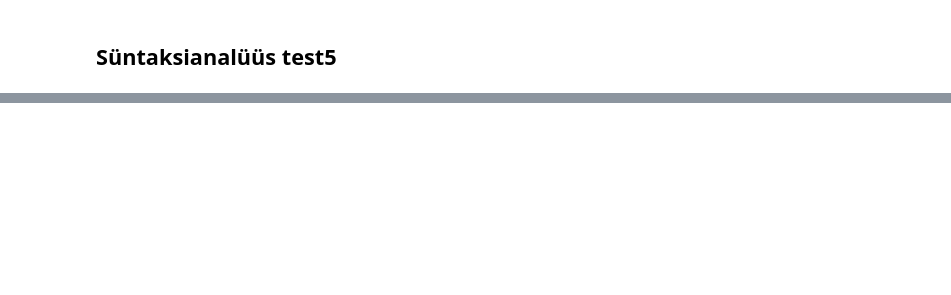
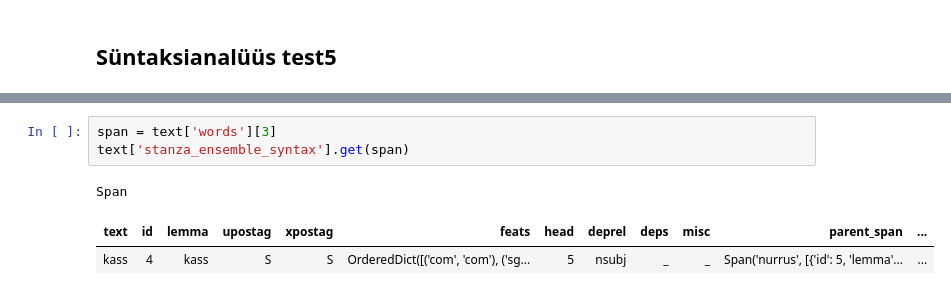
Before and after one commit to estnltk/presentation, a Jupyter notebook: 2023-xxx-media-monitoring/06_Süntaksianalüüs test5.ipynb, the cells around one changed output, grey strips where cells are left out. Saved outputs shown, nothing was run; the diff lists cells and outputs as text; blank space fills up the shorter version.

```diff
--- a/2023-xxx-media-monitoring/06_Süntaksianalüüs test5.ipynb
+++ b/2023-xxx-media-monitoring/06_Süntaksianalüüs test5.ipynb
@@ -12,0 +86,7 @@ ValueError: (!) File downloadable from 'https://object.hpc.ut.ee/ladu.keeleressu
+# %%
+span = text['words'][3]
+text['stanza_ensemble_syntax'].get(span)
+# %% [output]
+Span
+| text | id | lemma | upostag | xpostag | feats | head | deprel | deps | misc | parent_span | ... |
+| kass | 4 | kass | S | S | OrderedDict([('com', 'com'), ('sg... | 5 | nsubj | _ | _ | Span('nurrus', [{'id': 5, 'lemma'... | ... |
```
Also changed, not shown: parts of 42 cells of this notebook.
